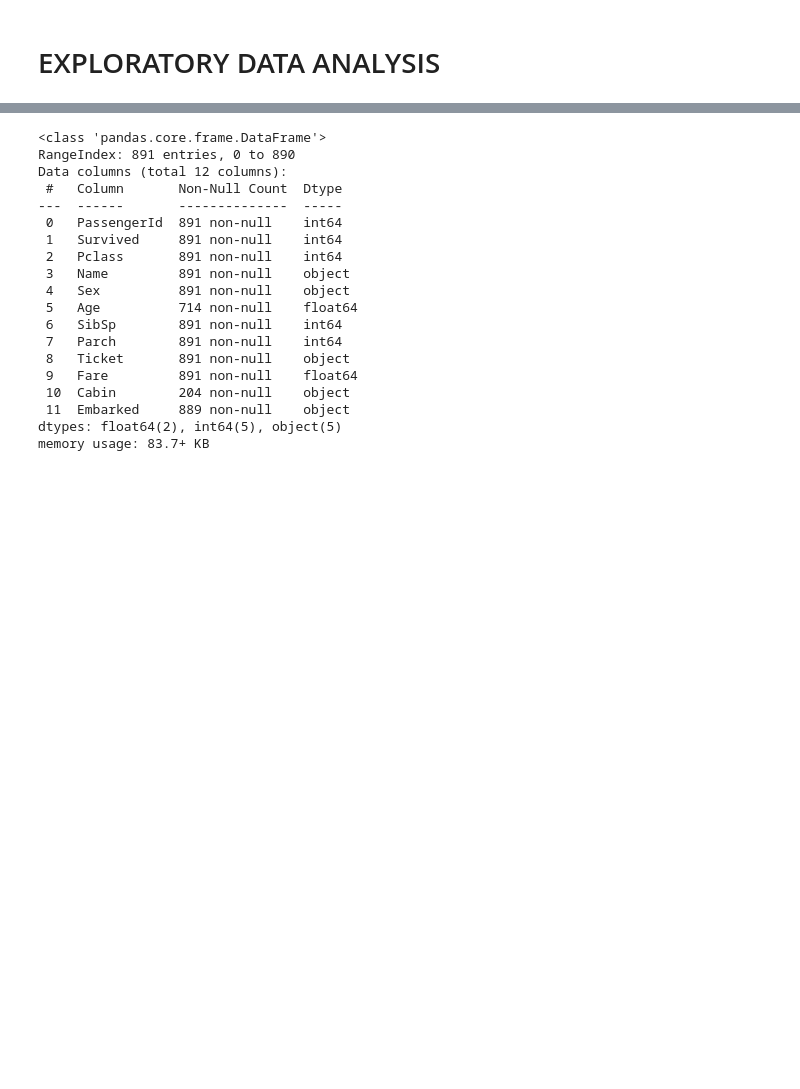
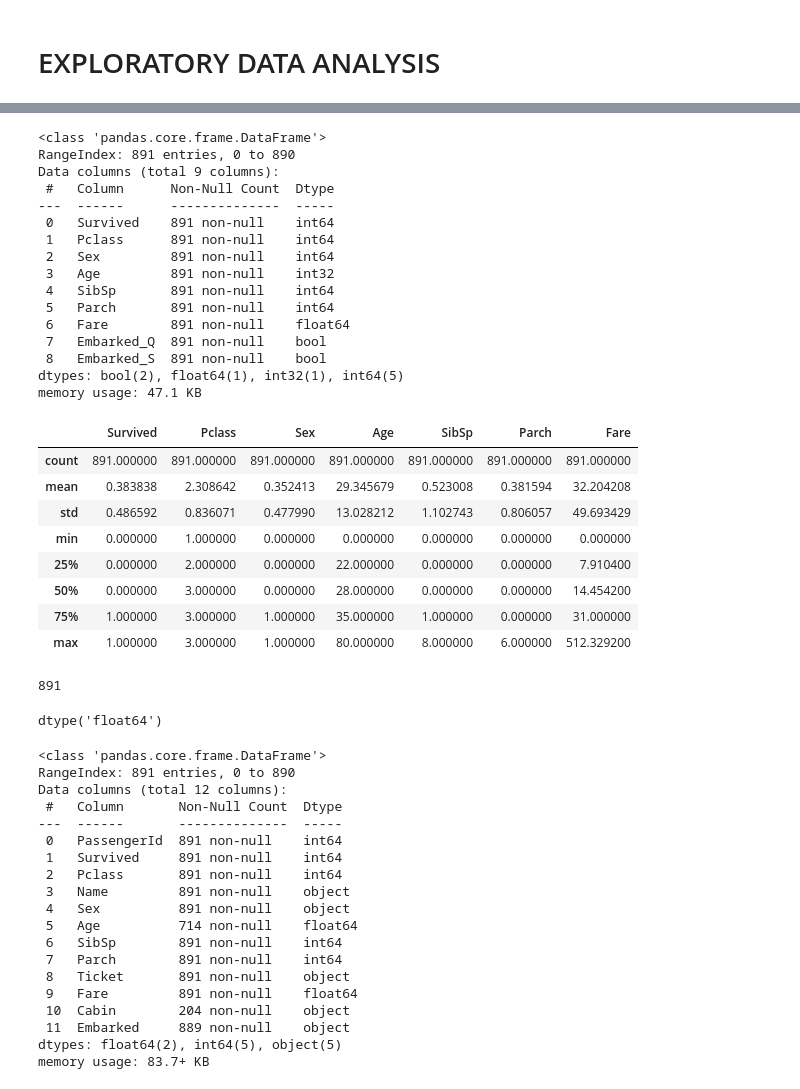
Before and after one commit to xblam/titanic, a Jupyter notebook: notebooks/titanic.ipynb, the cells around one changed output, grey strips where cells are left out. Saved outputs shown, nothing was run; the diff lists cells and outputs as text; code cells hidden in the pictures; blank space fills up the shorter version.

```diff
--- a/notebooks/titanic.ipynb
+++ b/notebooks/titanic.ipynb
@@ -30,3 +39,44 @@ test = pd.read_csv('../raw_data/test.csv')
+# %%
+train.info()
+train.isnull().sum()
+train.describe()
+# %% [output]
+<class 'pandas.core.frame.DataFrame'>
+RangeIndex: 891 entries, 0 to 890
+Data columns (total 9 columns):
+ #   Column      Non-Null Count  Dtype
+---  ------      --------------  -----
+ 0   Survived    891 non-null    int64
+ 1   Pclass      891 non-null    int64
+ 2   Sex         891 non-null    int64
+ 3   Age         891 non-null    int32
+ 4   SibSp       891 non-null    int64
+ 5   Parch       891 non-null    int64
+ 6   Fare        891 non-null    float64
+ 7   Embarked_Q  891 non-null    bool
+ 8   Embarked_S  891 non-null    bool
+dtypes: bool(2), float64(1), int32(1), int64(5)
+memory usage: 47.1 KB
+|  | Survived | Pclass | Sex | Age | SibSp | Parch | Fare |
+| count | 891.000000 | 891.000000 | 891.000000 | 891.000000 | 891.000000 | 891.000000 | 891.000000 |
+| mean | 0.383838 | 2.308642 | 0.352413 | 29.345679 | 0.523008 | 0.381594 | 32.204208 |
+| std | 0.486592 | 0.836071 | 0.477990 | 13.028212 | 1.102743 | 0.806057 | 49.693429 |
+| min | 0.000000 | 1.000000 | 0.000000 | 0.000000 | 0.000000 | 0.000000 | 0.000000 |
+| 25% | 0.000000 | 2.000000 | 0.000000 | 22.000000 | 0.000000 | 0.000000 | 7.910400 |
+| 50% | 0.000000 | 3.000000 | 0.000000 | 28.000000 | 0.000000 | 0.000000 | 14.454200 |
+| 75% | 1.000000 | 3.000000 | 1.000000 | 35.000000 | 1.000000 | 0.000000 | 31.000000 |
+| max | 1.000000 | 3.000000 | 1.000000 | 80.000000 | 8.000000 | 6.000000 | 512.329200 |
+# %%
+train['PassengerId'].nunique()
+# %% [output]
+891
+# %%
+train['Pclass'].value_counts() # most are in the 3rd class, then 1st, then 2nd
+train['Sex'].value_counts() # more males then females
+train['Age'].describe()
+train['Age'].dtypes # there are some values missing that are not babies so we replace with median
+# %% [output]
+dtype('float64')
 # %%
 train.shape
 train.info()
```
Also changed, not shown: parts of 3 cells of this notebook, 2 other files.
